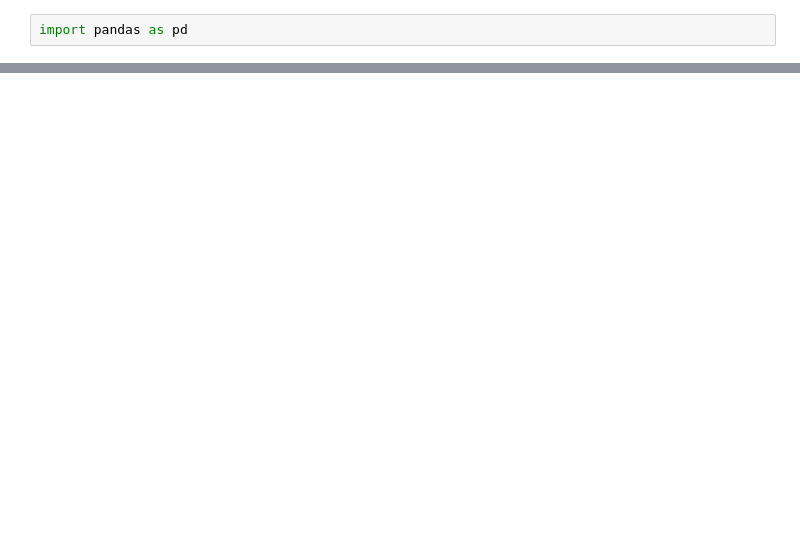
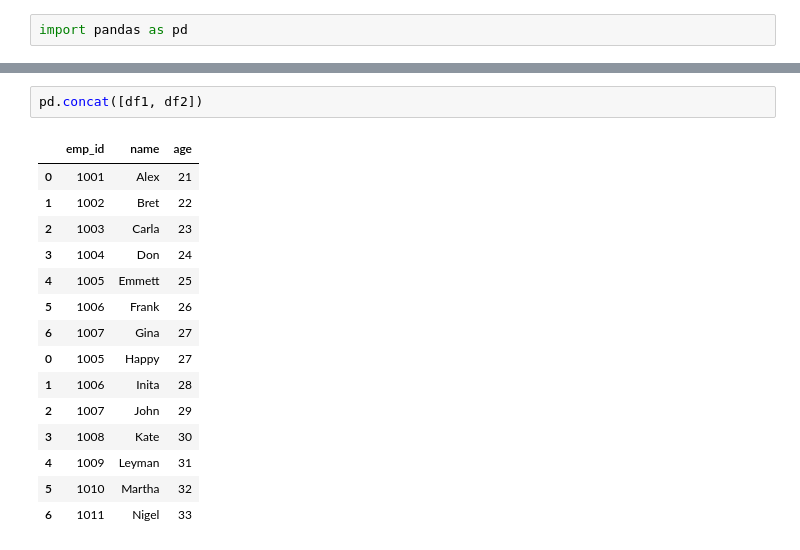
Before and after one commit to prakhyatkarri/pandas-basics, a Jupyter notebook: 06-merging-datasets.ipynb, the cells around one changed output, grey strips where cells are left out. Cells and saved outputs as stored; diff of their text form; blank space fills up the shorter version.

```diff
--- a/06-merging-datasets.ipynb
+++ b/06-merging-datasets.ipynb
@@ -52,0 +154,18 @@ ValueError: You are trying to merge on int64 and object columns. If you wish to
+# %%
+pd.concat([df1, df2])
+# %% [output]
+|  | emp_id | name | age |
+| 0 | 1001 | Alex | 21 |
+| 1 | 1002 | Bret | 22 |
+| 2 | 1003 | Carla | 23 |
+| 3 | 1004 | Don | 24 |
+| 4 | 1005 | Emmett | 25 |
+| 5 | 1006 | Frank | 26 |
+| 6 | 1007 | Gina | 27 |
+| 0 | 1005 | Happy | 27 |
+| 1 | 1006 | Inita | 28 |
+| 2 | 1007 | John | 29 |
+| 3 | 1008 | Kate | 30 |
+| 4 | 1009 | Leyman | 31 |
+| 5 | 1010 | Martha | 32 |
+| 6 | 1011 | Nigel | 33 |
```
Also changed, not shown: parts of 16 cells of this notebook.
